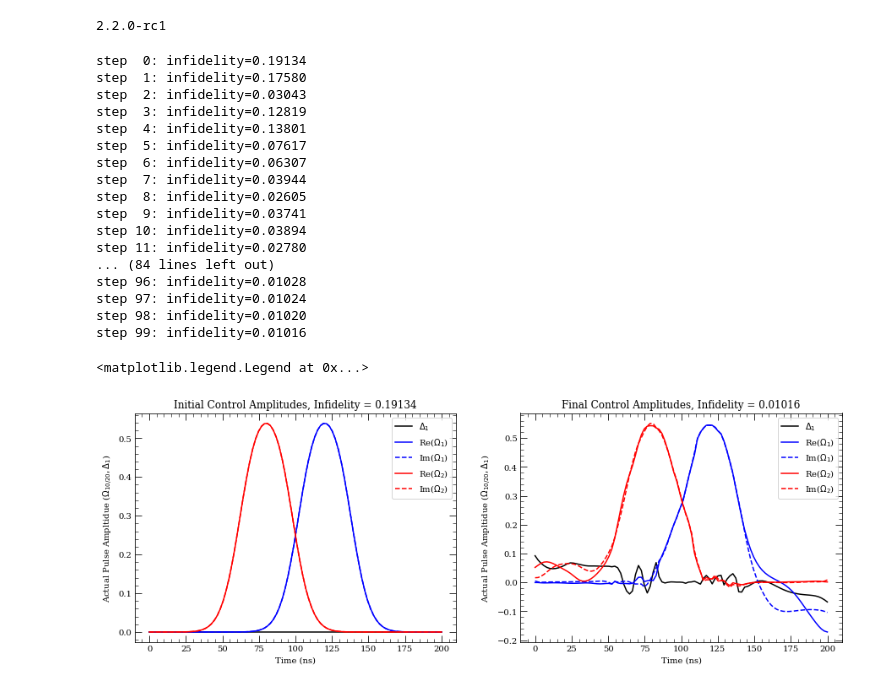
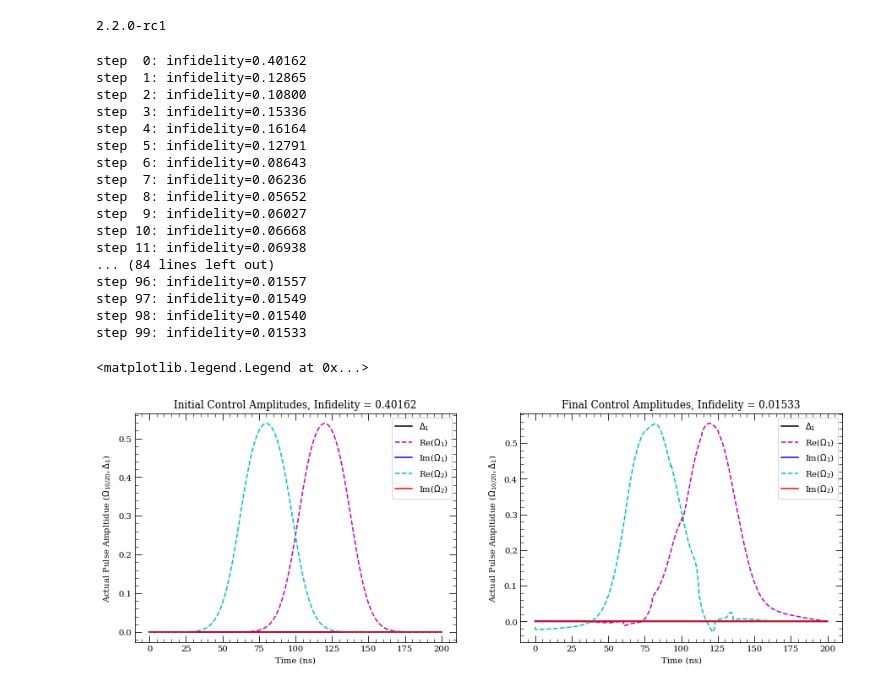
Before and after one commit to IQC-Numerical-Control-Engineering/Test, a Jupyter notebook: TF_GRAPE 3 Level_MESolve.ipynb, the cells around one changed output. Drawn from its saved outputs; the diff is of its cells as text; code cells hidden in the pictures.

```diff
--- a/TF_GRAPE 3 Level_MESolve.ipynb
+++ b/TF_GRAPE 3 Level_MESolve.ipynb
@@ -92,7 +92,7 @@ del_total = 2*np.pi * 0 * MHz #2 photon detuning
 ##Set time grid:
 t_0 = 0 #Initial time
 t_f = 200 * ns #Final time
-nt = 100 #number of time points
+nt = 2000 #number of time points
 delta_t = (t_f - t_0)/nt #time difference between steps
 tlist = np.linspace(0, t_f, nt)
 # %%
@@ -266,15 +266,19 @@ tau = sigma * 2
 # sigma = t_f/6
 # tau = sigma * 1.2
 #For Rabi 1: Set real and imaginay parts as Gaussian (ctrl amplitudes)
-ctrl_amplitudes_initial[:,1:3] = np.tile(
-    np.exp(-(tlist - tau/2 - t_f/2)**2/sigma**2),
-    (2,1)
-).T
+# ctrl_amplitudes_initial[:,1:3] = np.tile(
+#     np.exp(-(tlist - tau/2 - t_f/2)**2/sigma**2),
+#     (2,1)
+# ).T
+# #For Rabi 2: Set real and imaginay parts as Gaussian (ctrl amplitudes)
+# ctrl_amplitudes_initial[:,3:5] = np.tile(
+#     np.exp(-(tlist + tau/2 - t_f/2)**2/sigma**2),
+#     (2,1)
+# ).T
+
+ctrl_amplitudes_initial[:,1] = np.exp(-(tlist - tau/2 - t_f/2)**2/sigma**2)
 #For Rabi 2: Set real and imaginay parts as Gaussian (ctrl amplitudes)
-ctrl_amplitudes_initial[:,3:5] = np.tile(
-    np.exp(-(tlist + tau/2 - t_f/2)**2/sigma**2),
-    (2,1)
-).T
+ctrl_amplitudes_initial[:,3] = np.exp(-(tlist + tau/2 - t_f/2)**2/sigma**2)
 propagator.ctrl_amplitudes.assign(ctrl_amplitudes_initial)
 
 #Find infidelity using propagator
@@ -282,7 +286,7 @@ initial_infidelity = propagator.infidelity()
 
 #Plot initial guess pulses:
 labels = ['$\Delta_1$', 'Re($\Omega_1$)', 'Im($\Omega_1$)', 'Re($\Omega_2$)', 'Im($\Omega_2$)']
-colors = ['k', 'b', 'b--', 'r', 'r--']
+colors = ['k', 'm--', 'b', 'c--','r']
 fig, (ax1, ax2) = plt.subplots(1, 2,figsize=(15,5))
 ind = 0
 for amplitdue in tf.transpose(ctrl_amplitudes_initial):
@@ -302,50 +306,50 @@ optimizer = tf.keras.optimizers.Adam(0.01)
 def optimization_step():
     with tf.GradientTape() as tape:
         infidelity = propagator.infidelity()
     gradients = tape.gradient(infidelity, [propagator.ctrl_amplitudes])
     optimizer.apply_gradients(zip(gradients, [propagator.ctrl_amplitudes]))
     return infidelity
 
 steps = range(100)
 for step in steps:
     current_infidelity = optimization_step()
     print('step %2d: infidelity=%2.5f' %
           (step, current_infidelity))
 
 ctrl_amplitudes_final = propagator.ctrl_amplitudes.numpy()
 
 #Plot final results of control amplitudes
 ind = 0
 for amplitdue in tf.transpose(ctrl_amplitudes_final):
     ##Plotting control amplitudes:
     # ax2.plot(tlist/ns, amplitdue, label = labels[ind])
     ##Plotting actual input functions (tanh(ctrl_amplitudes)):
     ax2.plot(tlist/ns, 1/np.sqrt(2) * np.tanh(amplitdue), colors[ind], label = labels[ind])
     ind += 1
 ax2.set_title('Final Control Amplitudes, Infidelity = %2.5f' %(current_infidelity))
 ax2.set_ylabel('Actual Pulse Ampltidue ($\Omega_{10/20}, \Delta_1$)')
 ax2.set_xlabel('Time (ns)')
 ax2.legend()
 # %% [output]
-step  0: infidelity=0.19134
-step  1: infidelity=0.17580
-step  2: infidelity=0.03043
-step  3: infidelity=0.12819
-step  4: infidelity=0.13801
-step  5: infidelity=0.07617
-step  6: infidelity=0.06307
-step  7: infidelity=0.03944
-step  8: infidelity=0.02605
-step  9: infidelity=0.03741
-step 10: infidelity=0.03894
-step 11: infidelity=0.02780
+step  0: infidelity=0.40162
+step  1: infidelity=0.12865
+step  2: infidelity=0.10800
+step  3: infidelity=0.15336
+step  4: infidelity=0.16164
+step  5: infidelity=0.12791
+step  6: infidelity=0.08643
+step  7: infidelity=0.06236
+step  8: infidelity=0.05652
+step  9: infidelity=0.06027
+step 10: infidelity=0.06668
+step 11: infidelity=0.06938
 ... (84 lines left out)
-step 96: infidelity=0.01028
-step 97: infidelity=0.01024
-step 98: infidelity=0.01020
-step 99: infidelity=0.01016
+step 96: infidelity=0.01557
+step 97: infidelity=0.01549
+step 98: infidelity=0.01540
+step 99: infidelity=0.01533
 <matplotlib.legend.Legend at 0x...>
-[figure, old version]
+[figure, new version]
 # %%
 ##Use final optimized pulse in Master Equation to get actual final fidelity:
 def MEsolve_5lvl_t(time, argsME5lvl):
```
Also changed, not shown: parts of 1 cell of this notebook.
